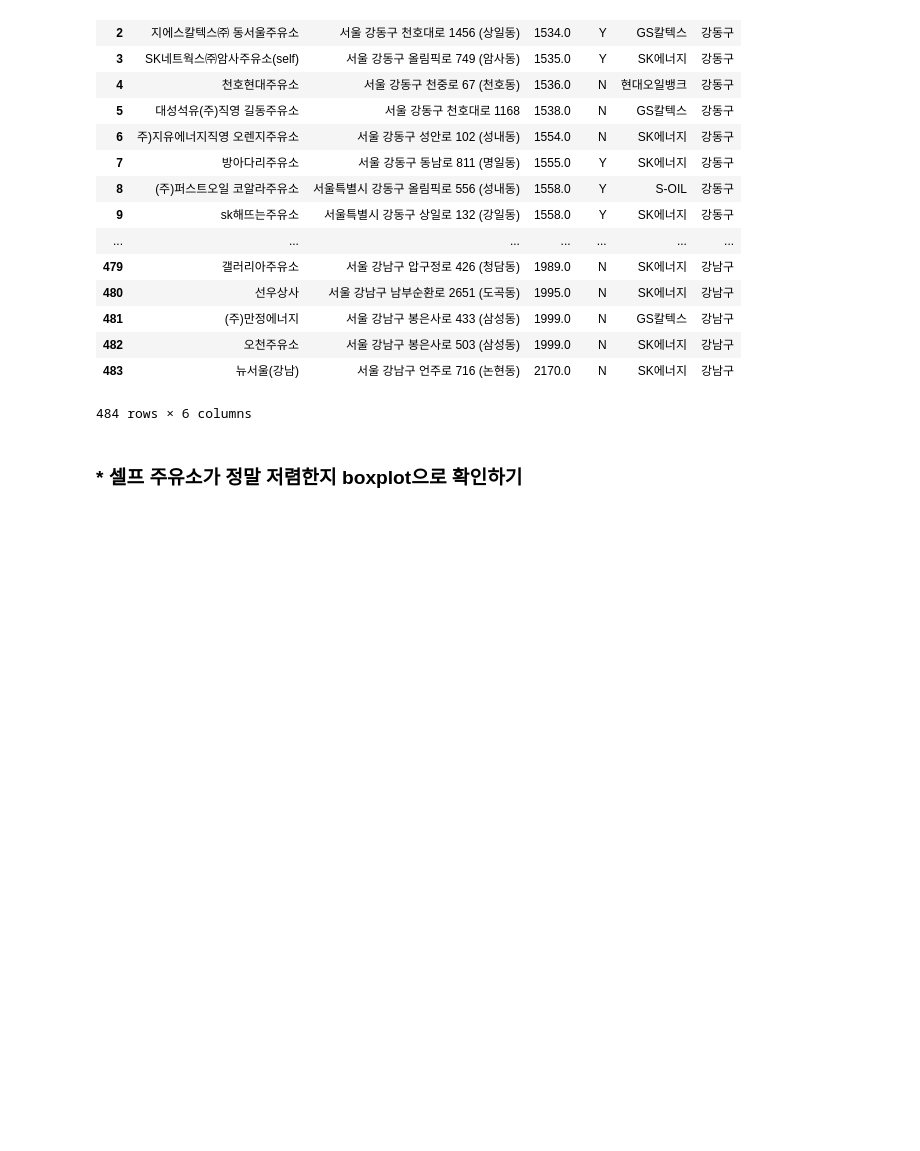
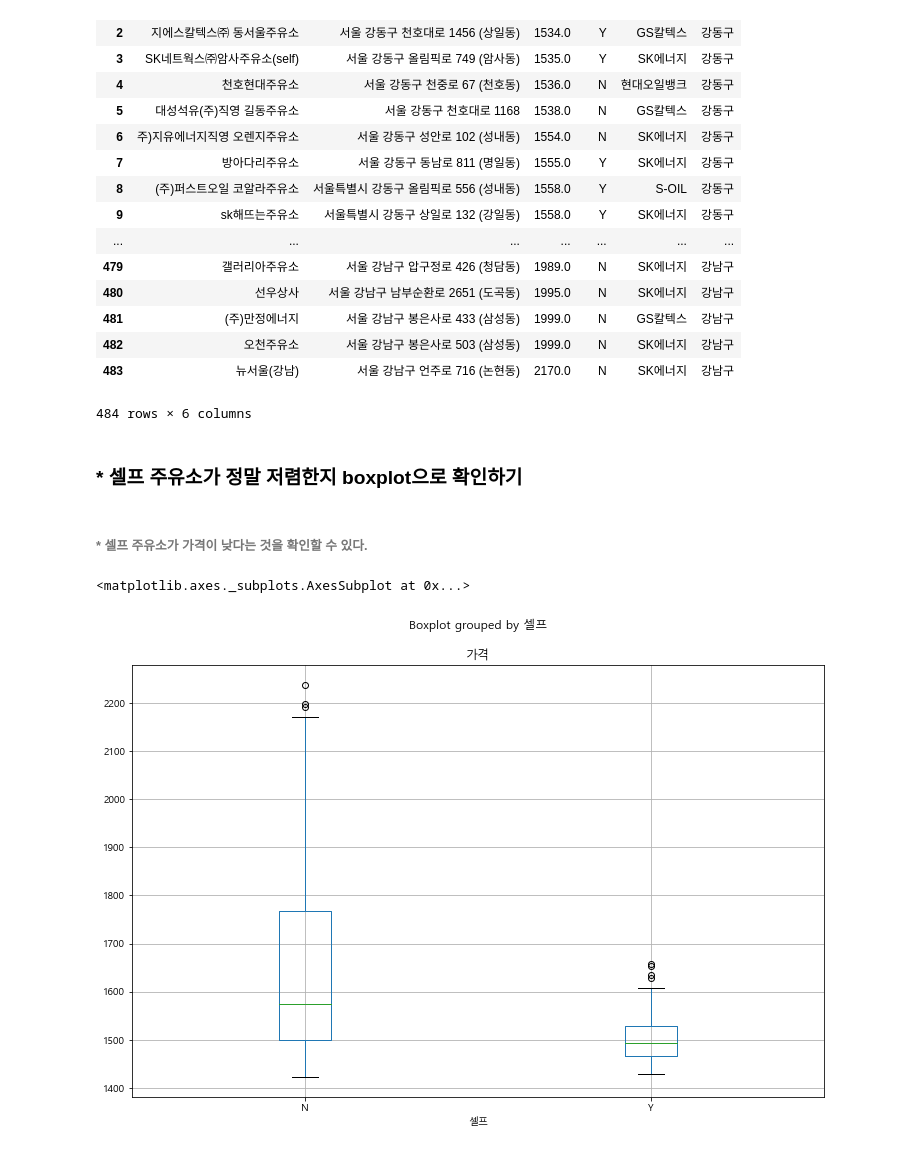
Before and after one commit to leebaek/python_data_analysis, a Jupyter notebook: 셀프 주유소는 정말 저렴할까/셀프 주유소는 정말 저렴한가.ipynb, the cells around one changed output. Drawn from its saved outputs; the diff is of its cells as text; code cells hidden in the pictures; blank space fills up the shorter version.

```diff
--- a/셀프 주유소는 정말 저렴할까/셀프 주유소는 정말 저렴한가.ipynb
+++ b/셀프 주유소는 정말 저렴할까/셀프 주유소는 정말 저렴한가.ipynb
@@ -254,0 +252,7 @@ stations
+# %% [markdown]
+###### * 셀프 주유소가 가격이 낮다는 것을 확인할 수 있다.
+# %%
+stations.boxplot(column='가격', by='셀프', figsize=(12,8))
+# %% [output]
+<matplotlib.axes._subplots.AxesSubplot at 0x...>
+[figure, added]
```
Also changed, not shown: parts of 24 cells of this notebook, 1 other file.
